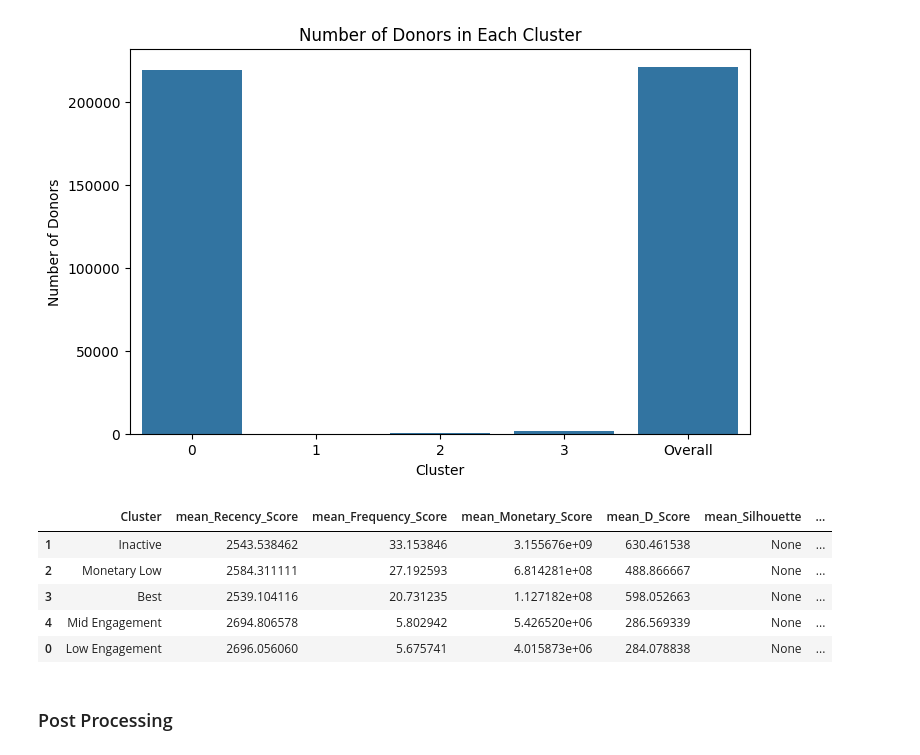
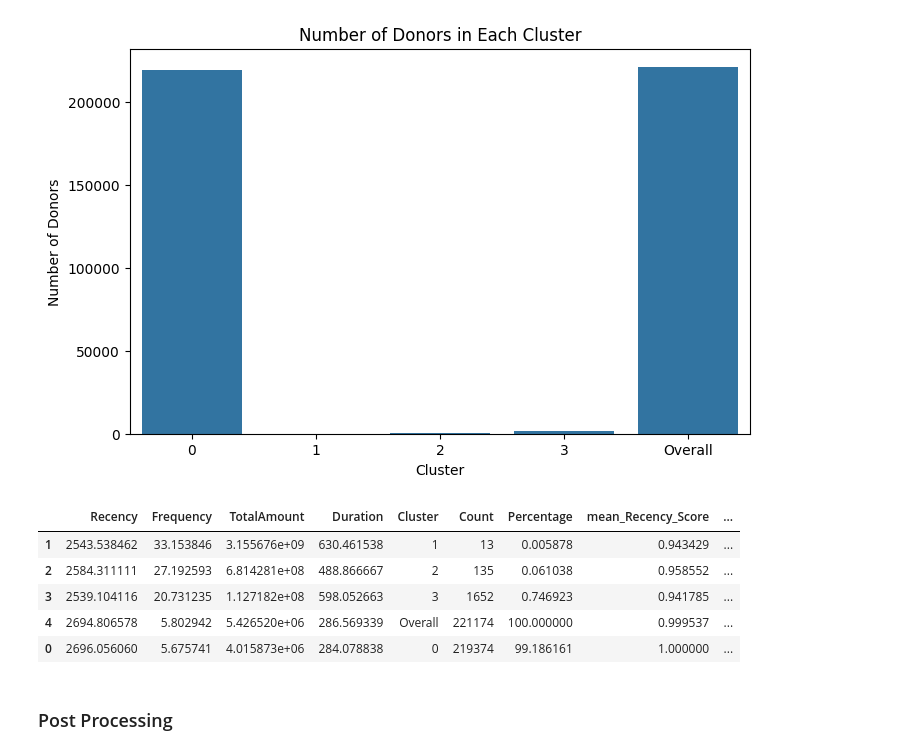
Before and after one commit to minhnguyenquang1709/gp-datamining, a Jupyter notebook: clustering.ipynb, the cells around one changed output. Cells and saved outputs as stored; diff of their text form; code cells hidden in the pictures.

```diff
--- a/clustering.ipynb
+++ b/clustering.ipynb
@@ -233,20 +233,36 @@ plt.show()
 221174 rows × 6 columns
 [figure]
 # %%
+# Define RFM weights
+rfm_weights = {
+    'Recency': 0.25,
+    'Frequency': 0.25,
+    'TotalAmount': 0.25,
+    'Duration': 0.25
+}
+
+# Add mean score columns to cluster_summary
+cluster_summary['mean_Recency_Score'] = cluster_summary['Recency'] / cluster_summary['Recency'].max()
+cluster_summary['mean_Frequency_Score'] = cluster_summary['Frequency'] / cluster_summary['Frequency'].max()
+cluster_summary['mean_Monetary_Score'] = cluster_summary['TotalAmount'] / cluster_summary['TotalAmount'].max()
+cluster_summary['mean_D_Score'] = cluster_summary['Duration'] / cluster_summary['Duration'].max()
+
+# Calculate CLV
 cluster_summary['CLV'] = (cluster_summary['mean_Recency_Score'] * rfm_weights['Recency'] +
                           cluster_summary['mean_Frequency_Score'] * rfm_weights['Frequency'] +
                           cluster_summary['mean_Monetary_Score'] * rfm_weights['TotalAmount'] +
                           cluster_summary['mean_D_Score'] * rfm_weights['Duration'])
 
+# Sort by CLV
 cluster_summary = cluster_summary.sort_values(by='CLV', ascending=False)
 display(cluster_summary)
 # %% [output]
-|  | Cluster | mean_Recency_Score | mean_Frequency_Score | mean_Monetary_Score | mean_D_Score | mean_Silhouette | ... |
-| 1 | Inactive | 2543.538462 | 33.153846 | 3.155676e+09 | 630.461538 | None | ... |
-| 2 | Monetary Low | 2584.311111 | 27.192593 | 6.814281e+08 | 488.866667 | None | ... |
-| 3 | Best | 2539.104116 | 20.731235 | 1.127182e+08 | 598.052663 | None | ... |
-| 4 | Mid Engagement | 2694.806578 | 5.802942 | 5.426520e+06 | 286.569339 | None | ... |
-| 0 | Low Engagement | 2696.056060 | 5.675741 | 4.015873e+06 | 284.078838 | None | ... |
+|  | Recency | Frequency | TotalAmount | Duration | Cluster | Count | Percentage | mean_Recency_Score | ... |
+| 1 | 2543.538462 | 33.153846 | 3.155676e+09 | 630.461538 | 1 | 13 | 0.005878 | 0.943429 | ... |
+| 2 | 2584.311111 | 27.192593 | 6.814281e+08 | 488.866667 | 2 | 135 | 0.061038 | 0.958552 | ... |
+| 3 | 2539.104116 | 20.731235 | 1.127182e+08 | 598.052663 | 3 | 1652 | 0.746923 | 0.941785 | ... |
+| 4 | 2694.806578 | 5.802942 | 5.426520e+06 | 286.569339 | Overall | 221174 | 100.000000 | 0.999537 | ... |
+| 0 | 2696.056060 | 5.675741 | 4.015873e+06 | 284.078838 | 0 | 219374 | 99.186161 | 1.000000 | ... |
 # %% [markdown]
 ### Post Processing
 # %% [markdown]
```
Also changed, not shown: parts of 26 cells of this notebook.
